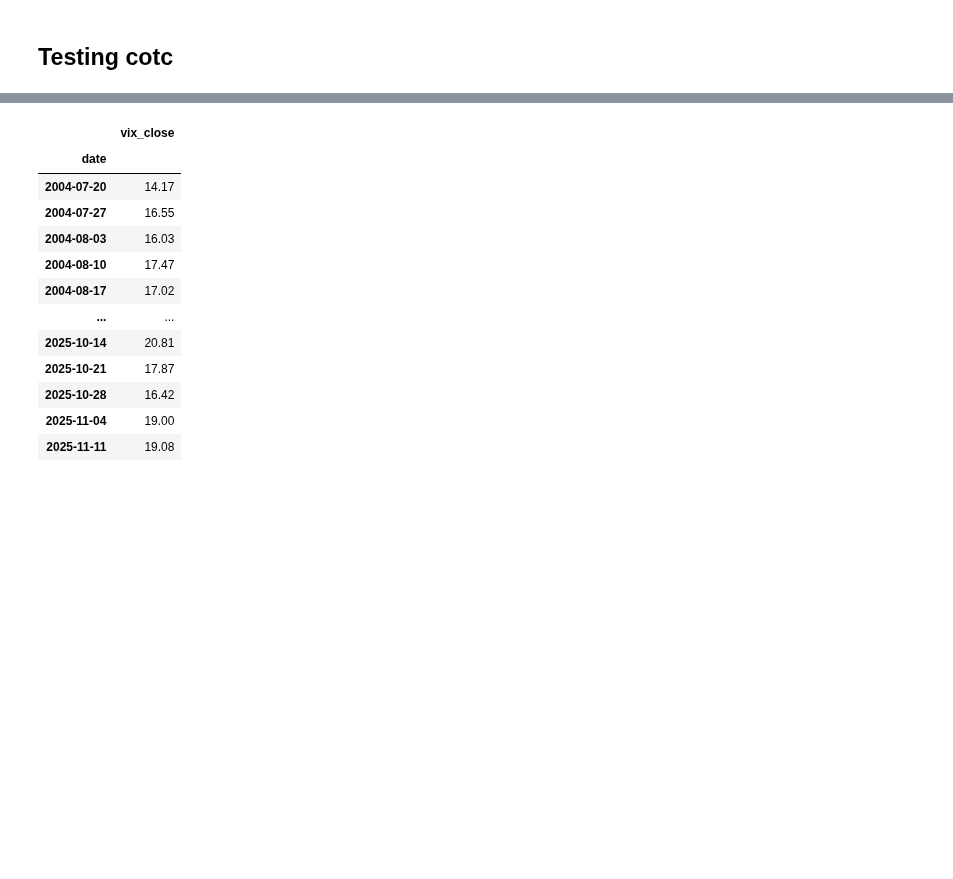
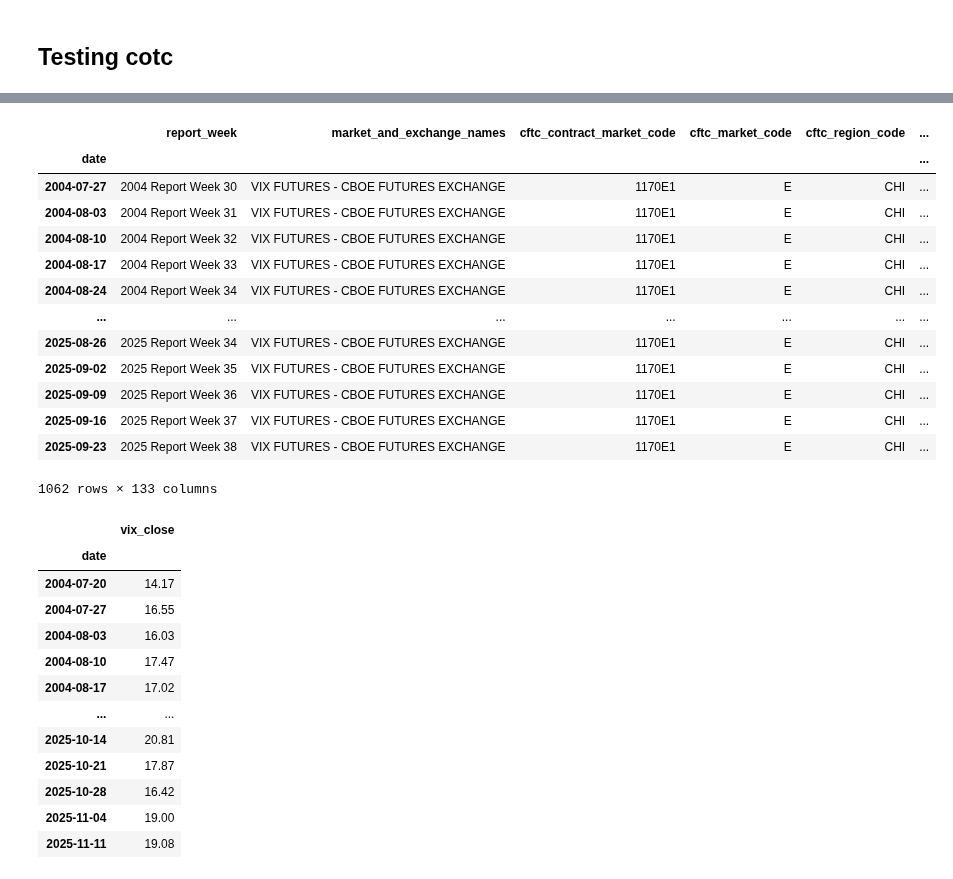
Before and after one commit to mmistroni/OpenBB_Experiments, a Jupyter notebook: OpenBBSamples.ipynb, the cells around one changed output, grey strips where cells are left out. Cells and saved outputs as stored; diff of their text form; code cells hidden in the pictures; blank space fills up the shorter version.

```diff
--- a/OpenBBSamples.ipynb
+++ b/OpenBBSamples.ipynb
@@ -247,3 +238,52 @@ joined[0:2]
 calculator =  VixSentimentCalculator(cot_lookback_period=52 * 5, oi_lookback_period=52 * 1)
 cot_resampled = calculator._prepare_vix_cot_data(cot_df)
 vix_resampled = calculator._prepare_vix_price_data(pd.DataFrame(vix_prices))
+# %%
+COT_COLUMNS = {
+        #'report_week': 'date',
+        'noncomm_positions_long_all': 'noncomm_long',
+        'noncomm_positions_short_all': 'noncomm_short',
+        'open_interest_all': 'open_interest',
+        'commodity': 'commodity_name'
+    }
+
+    # VIX Futures CFTC Commodity Code
+VIX_CODE = '1170E1'
+cot_lookback_period=52 * 5
+oi_lookback_period=52 * 1
+cot_df = cot_df.reset_index()
+vix_cot_df = cot_df[
+            cot_df['cftc_contract_market_code'] ==VIX_CODE
+        ].copy()
+
+vix_cot_df = vix_cot_df.rename(columns=COT_COLUMNS)
+
+# 1. Standardize COT Index: date is the COT report's Tuesday
+vix_cot_df['date'] = pd.to_datetime(vix_cot_df['date'])
+vix_cot_df = vix_cot_df.set_index('date').sort_index()
+# 2. Calculate Non-Commercial Net Position
+vix_cot_df['noncomm_net'] = (
+    vix_cot_df['noncomm_long'] - vix_cot_df['noncomm_short']
+)
+
+# 3. Calculate VIX OI Ratio (Rolling Mean / Current OI)
+vix_cot_df['vix_oi_ratio'] = (
+    vix_cot_df['open_interest'].rolling(window=oi_lookback_period).mean() /
+    vix_cot_df['open_interest']
+)
+vix_cot_df
+# %% [output]
+|  | report_week | market_and_exchange_names | cftc_contract_market_code | cftc_market_code | cftc_region_code | ... |
+| date |  |  |  |  |  | ... |
+| 2004-07-27 | 2004 Report Week 30 | VIX FUTURES - CBOE FUTURES EXCHANGE | 1170E1 | E | CHI | ... |
+| 2004-08-03 | 2004 Report Week 31 | VIX FUTURES - CBOE FUTURES EXCHANGE | 1170E1 | E | CHI | ... |
+| 2004-08-10 | 2004 Report Week 32 | VIX FUTURES - CBOE FUTURES EXCHANGE | 1170E1 | E | CHI | ... |
+| 2004-08-17 | 2004 Report Week 33 | VIX FUTURES - CBOE FUTURES EXCHANGE | 1170E1 | E | CHI | ... |
+| 2004-08-24 | 2004 Report Week 34 | VIX FUTURES - CBOE FUTURES EXCHANGE | 1170E1 | E | CHI | ... |
+| ... | ... | ... | ... | ... | ... | ... |
+| 2025-08-26 | 2025 Report Week 34 | VIX FUTURES - CBOE FUTURES EXCHANGE | 1170E1 | E | CHI | ... |
+| 2025-09-02 | 2025 Report Week 35 | VIX FUTURES - CBOE FUTURES EXCHANGE | 1170E1 | E | CHI | ... |
+| 2025-09-09 | 2025 Report Week 36 | VIX FUTURES - CBOE FUTURES EXCHANGE | 1170E1 | E | CHI | ... |
+| 2025-09-16 | 2025 Report Week 37 | VIX FUTURES - CBOE FUTURES EXCHANGE | 1170E1 | E | CHI | ... |
+| 2025-09-23 | 2025 Report Week 38 | VIX FUTURES - CBOE FUTURES EXCHANGE | 1170E1 | E | CHI | ... |
+1062 rows × 133 columns
```
Also changed, not shown: parts of 3 cells of this notebook.
